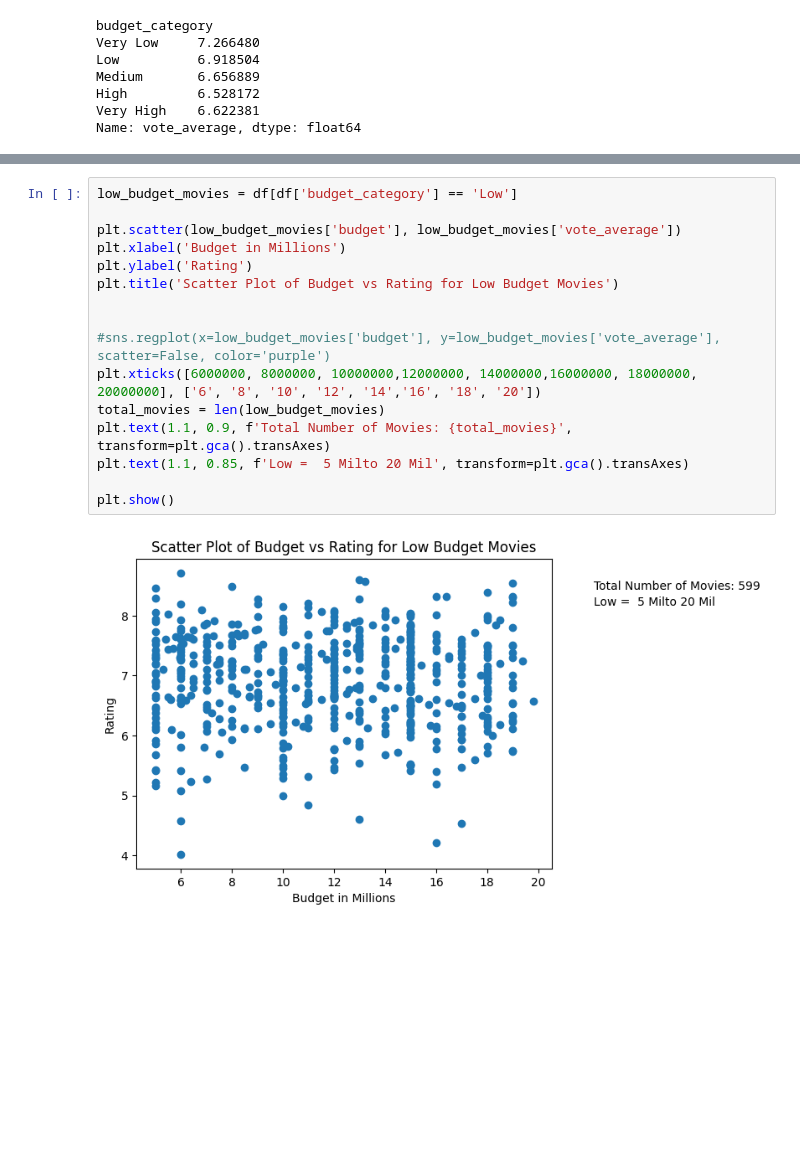
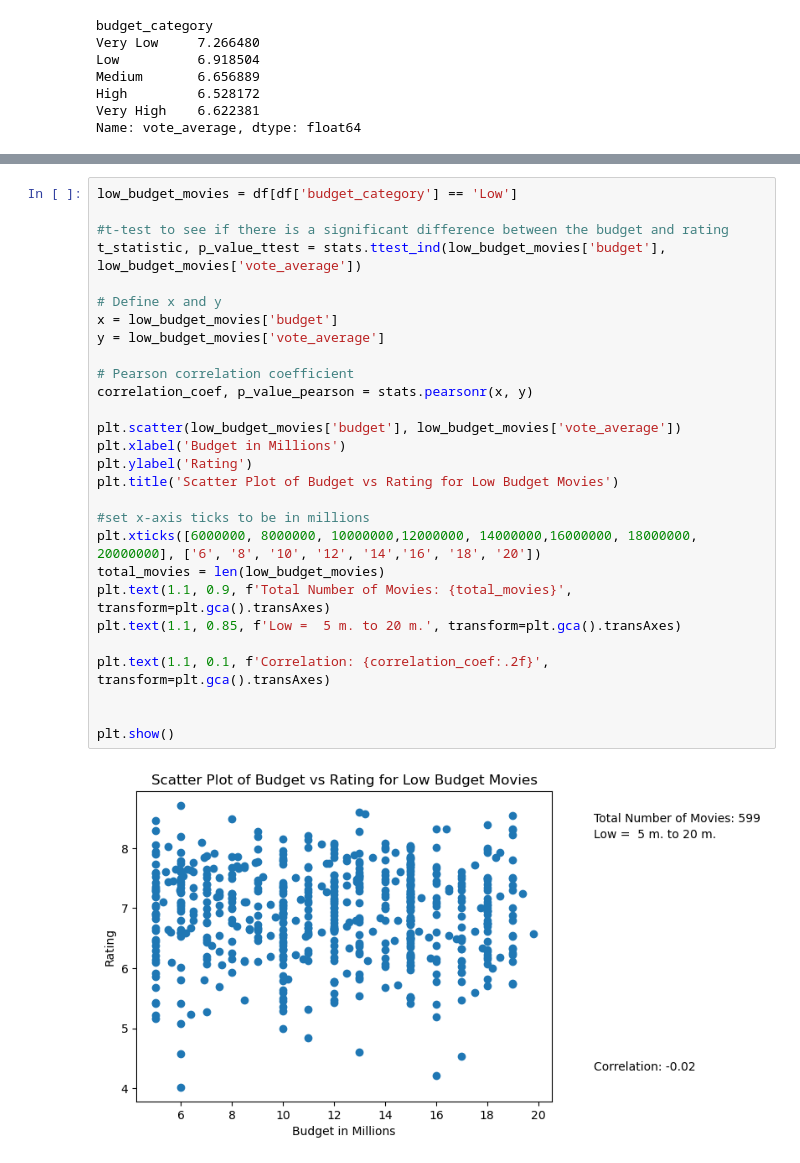
Before and after one commit to quityQ/SciProg2023, a Jupyter notebook: analysis.ipynb, the cells around one changed output, grey strips where cells are left out. Saved outputs shown, nothing was run; the diff lists cells and outputs as text; blank space fills up the shorter version.

```diff
--- a/analysis.ipynb
+++ b/analysis.ipynb
@@ -112,21 +110,33 @@ plt.show()
 # %%
 low_budget_movies = df[df['budget_category'] == 'Low']
+
+#t-test to see if there is a significant difference between the budget and rating
+t_statistic, p_value_ttest = stats.ttest_ind(low_budget_movies['budget'], low_budget_movies['vote_average'])
+
+# Define x and y
+x = low_budget_movies['budget']
+y = low_budget_movies['vote_average']
+
+# Pearson correlation coefficient
+correlation_coef, p_value_pearson = stats.pearsonr(x, y)
 
 plt.scatter(low_budget_movies['budget'], low_budget_movies['vote_average'])
 plt.xlabel('Budget in Millions')
 plt.ylabel('Rating')
 plt.title('Scatter Plot of Budget vs Rating for Low Budget Movies')
 
-
-#sns.regplot(x=low_budget_movies['budget'], y=low_budget_movies['vote_average'], scatter=False, color='purple')
+#set x-axis ticks to be in millions
 plt.xticks([6000000, 8000000, 10000000,12000000, 14000000,16000000, 18000000, 20000000], ['6', '8', '10', '12', '14','16', '18', '20'])
 total_movies = len(low_budget_movies)
 plt.text(1.1, 0.9, f'Total Number of Movies: {total_movies}', transform=plt.gca().transAxes)
-plt.text(1.1, 0.85, f'Low =  5 Milto 20 Mil', transform=plt.gca().transAxes)
+plt.text(1.1, 0.85, f'Low =  5 m. to 20 m.', transform=plt.gca().transAxes)
+
+plt.text(1.1, 0.1, f'Correlation: {correlation_coef:.2f}', transform=plt.gca().transAxes)
+
 
 plt.show()
 # %% [output]
-[figure, old version]
+[figure, new version]
 # %%
 #Histogram of ratings for low budget movies
 plt.hist(low_budget_movies['vote_average'], bins=10)
```
Also changed, not shown: parts of 12 cells of this notebook.
